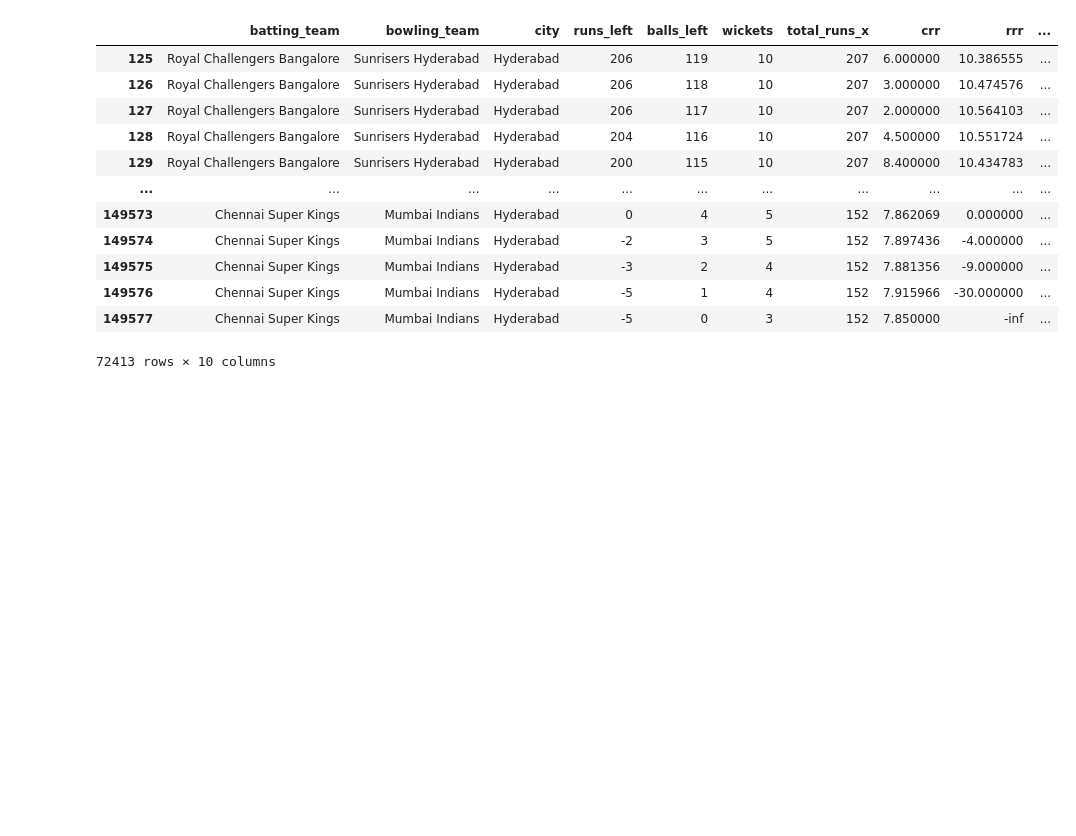
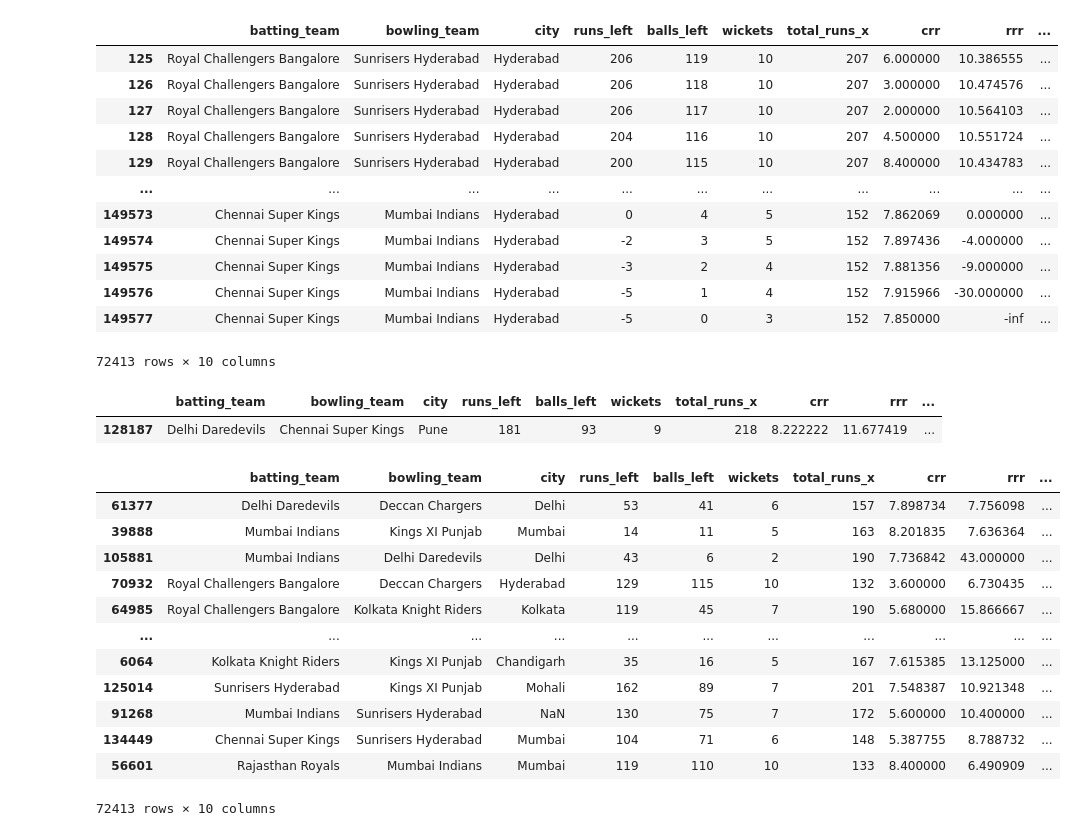
Before and after one commit to abhaygzb15/IPL-Win-Probability-Predictor, a Jupyter notebook: IPL Win Predictor.ipynb, the cells around one changed output. Saved outputs shown, nothing was run; the diff lists cells and outputs as text; code cells hidden in the pictures; blank space fills up the shorter version.

```diff
--- a/IPL Win Predictor.ipynb
+++ b/IPL Win Predictor.ipynb
@@ -468,3 +468,24 @@ final_df
 72413 rows × 10 columns
 # %%
 final_df=final_df.sample(final_df.shape[0])
+# %%
+final_df.sample()
+# %% [output]
+|  | batting_team | bowling_team | city | runs_left | balls_left | wickets | total_runs_x | crr | rrr | ... |
+| 128187 | Delhi Daredevils | Chennai Super Kings | Pune | 181 | 93 | 9 | 218 | 8.222222 | 11.677419 | ... |
+# %%
+final_df
+# %% [output]
+|  | batting_team | bowling_team | city | runs_left | balls_left | wickets | total_runs_x | crr | rrr | ... |
+| 61377 | Delhi Daredevils | Deccan Chargers | Delhi | 53 | 41 | 6 | 157 | 7.898734 | 7.756098 | ... |
+| 39888 | Mumbai Indians | Kings XI Punjab | Mumbai | 14 | 11 | 5 | 163 | 8.201835 | 7.636364 | ... |
+| 105881 | Mumbai Indians | Delhi Daredevils | Delhi | 43 | 6 | 2 | 190 | 7.736842 | 43.000000 | ... |
+| 70932 | Royal Challengers Bangalore | Deccan Chargers | Hyderabad | 129 | 115 | 10 | 132 | 3.600000 | 6.730435 | ... |
+| 64985 | Royal Challengers Bangalore | Kolkata Knight Riders | Kolkata | 119 | 45 | 7 | 190 | 5.680000 | 15.866667 | ... |
+| ... | ... | ... | ... | ... | ... | ... | ... | ... | ... | ... |
+| 6064 | Kolkata Knight Riders | Kings XI Punjab | Chandigarh | 35 | 16 | 5 | 167 | 7.615385 | 13.125000 | ... |
+| 125014 | Sunrisers Hyderabad | Kings XI Punjab | Mohali | 162 | 89 | 7 | 201 | 7.548387 | 10.921348 | ... |
+| 91268 | Mumbai Indians | Sunrisers Hyderabad | NaN | 130 | 75 | 7 | 172 | 5.600000 | 10.400000 | ... |
+| 134449 | Chennai Super Kings | Sunrisers Hyderabad | Mumbai | 104 | 71 | 6 | 148 | 5.387755 | 8.788732 | ... |
+| 56601 | Rajasthan Royals | Mumbai Indians | Mumbai | 119 | 110 | 10 | 133 | 8.400000 | 6.490909 | ... |
+72413 rows × 10 columns
```
Also changed, not shown: parts of 2 cells of this notebook.
